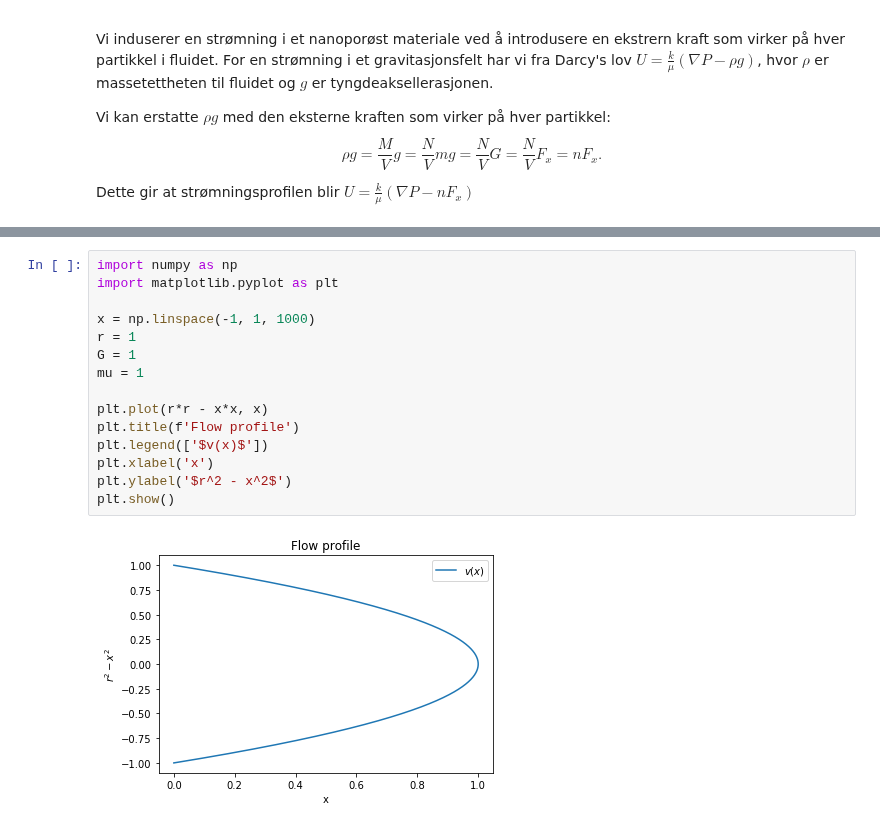
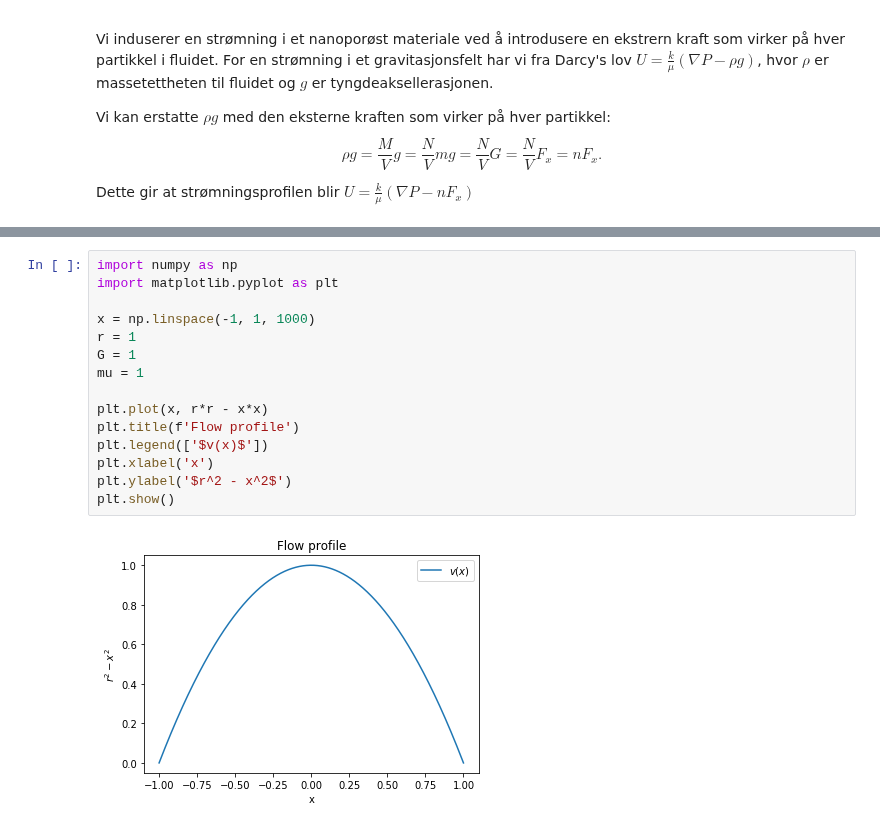
Before and after one commit to chdre/FYS4460, a Jupyter notebook: Untitled Folder/8. Flow in a nano-porous material.ipynb, the cells around one changed output, grey strips where cells are left out. Drawn from its saved outputs; the diff is of its cells as text.

```diff
--- a/Untitled Folder/8. Flow in a nano-porous material.ipynb
+++ b/Untitled Folder/8. Flow in a nano-porous material.ipynb
@@ -24,17 +64,17 @@ Her kan vi se flow profilen, hvor teoretisk flow
 # %%
 import numpy as np
 import matplotlib.pyplot as plt
 
 x = np.linspace(-1, 1, 1000)
 r = 1
 G = 1
 mu = 1
 
-plt.plot(r*r - x*x, x)
+plt.plot(x, r*r - x*x)
 plt.title(f'Flow profile')
 plt.legend(['$v(x)$'])
 plt.xlabel('x')
 plt.ylabel('$r^2 - x^2$')
 plt.show()
 # %% [output]
-[figure, old version]
+[figure, new version]
```
Also changed, not shown: parts of 3 cells of this notebook, 6 other files.
